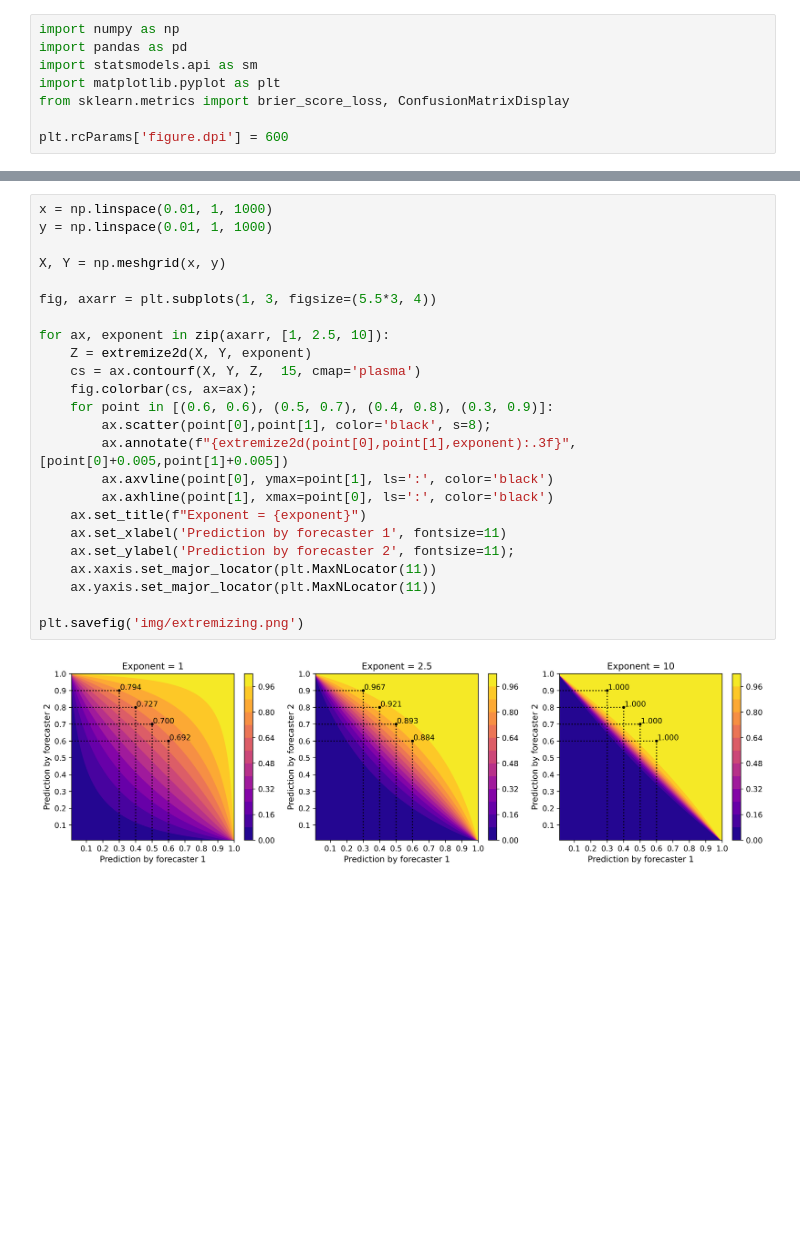
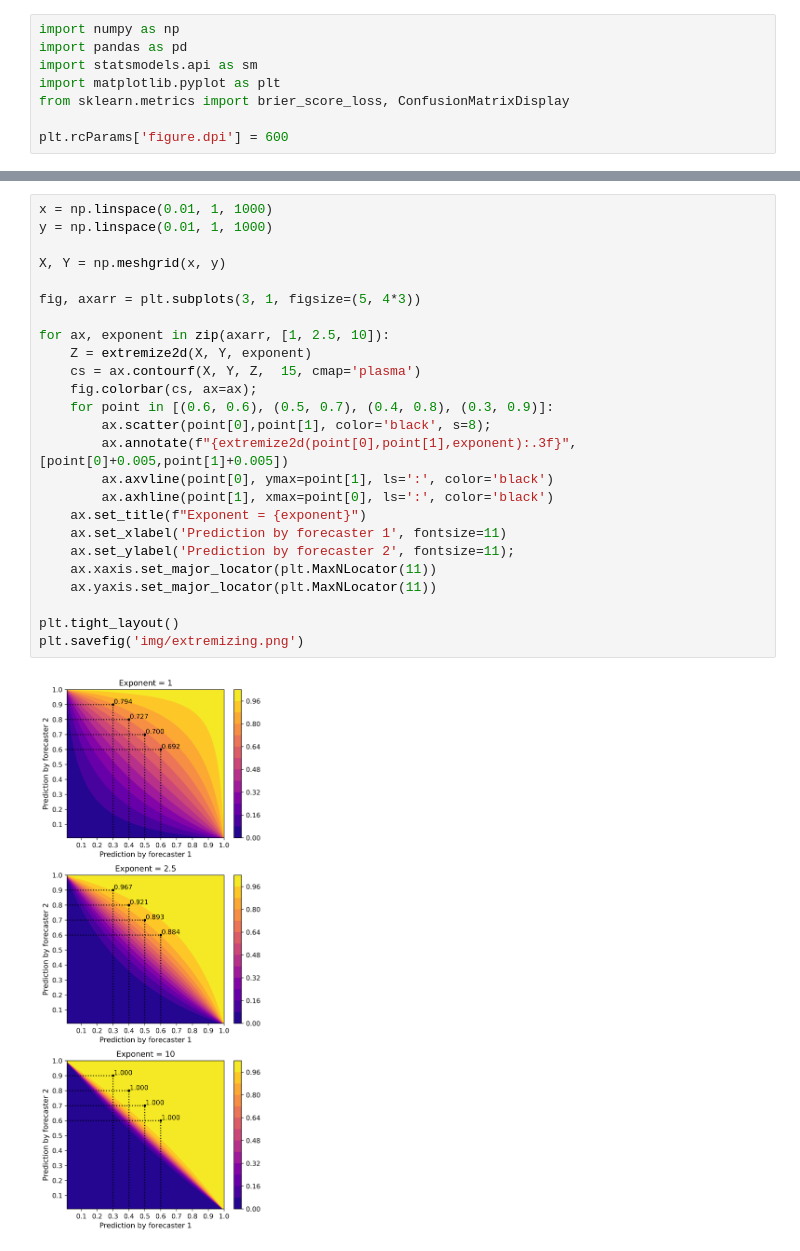
Before and after one commit to PabloIsCoding/simulated_worlds, a Jupyter notebook: Extremizing.ipynb, the cells around one changed output, grey strips where cells are left out. Saved outputs shown, nothing was run; the diff lists cells and outputs as text; blank space fills up the shorter version.

Commit message:
turn plot into a column for smartphones

```diff
--- a/Extremizing.ipynb
+++ b/Extremizing.ipynb
@@ -122,29 +122,30 @@ pd.DataFrame({
 # %%
 x = np.linspace(0.01, 1, 1000)
 y = np.linspace(0.01, 1, 1000)
 
 X, Y = np.meshgrid(x, y)
 
-fig, axarr = plt.subplots(1, 3, figsize=(5.5*3, 4))
+fig, axarr = plt.subplots(3, 1, figsize=(5, 4*3))
 
 for ax, exponent in zip(axarr, [1, 2.5, 10]):
     Z = extremize2d(X, Y, exponent)
     cs = ax.contourf(X, Y, Z,  15, cmap='plasma')
     fig.colorbar(cs, ax=ax);
     for point in [(0.6, 0.6), (0.5, 0.7), (0.4, 0.8), (0.3, 0.9)]:
         ax.scatter(point[0],point[1], color='black', s=8);
         ax.annotate(f"{extremize2d(point[0],point[1],exponent):.3f}", [point[0]+0.005,point[1]+0.005])
         ax.axvline(point[0], ymax=point[1], ls=':', color='black')
         ax.axhline(point[1], xmax=point[0], ls=':', color='black')
     ax.set_title(f"Exponent = {exponent}")
     ax.set_xlabel('Prediction by forecaster 1', fontsize=11)
     ax.set_ylabel('Prediction by forecaster 2', fontsize=11);
     ax.xaxis.set_major_locator(plt.MaxNLocator(11))
     ax.yaxis.set_major_locator(plt.MaxNLocator(11))
 
+plt.tight_layout()
 plt.savefig('img/extremizing.png')
 # %% [output]
-[figure, old version]
+[figure, new version]
 # %%
 fig, axarray = plt.subplots(1, 4, figsize=(5*4, 3.5))
 for ax, preds, title in zip(axarray, [p1, p2, p3, p], [f'Forecaster {i}' for i in range(1, 4)]+[f"Extremized predictions (exponent={expo})"]):
```
Also changed, not shown: parts of 5 cells of this notebook, 1 other file.
